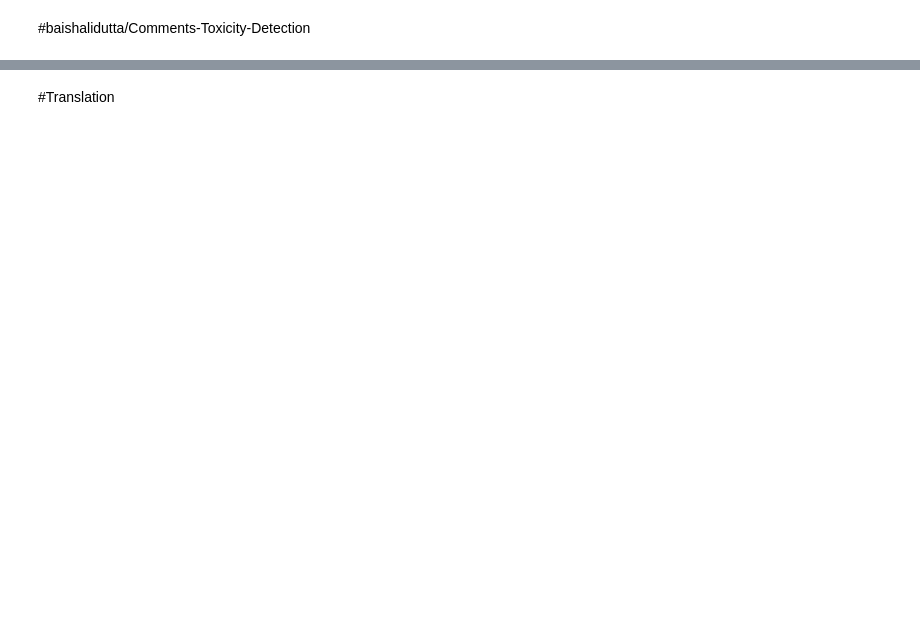
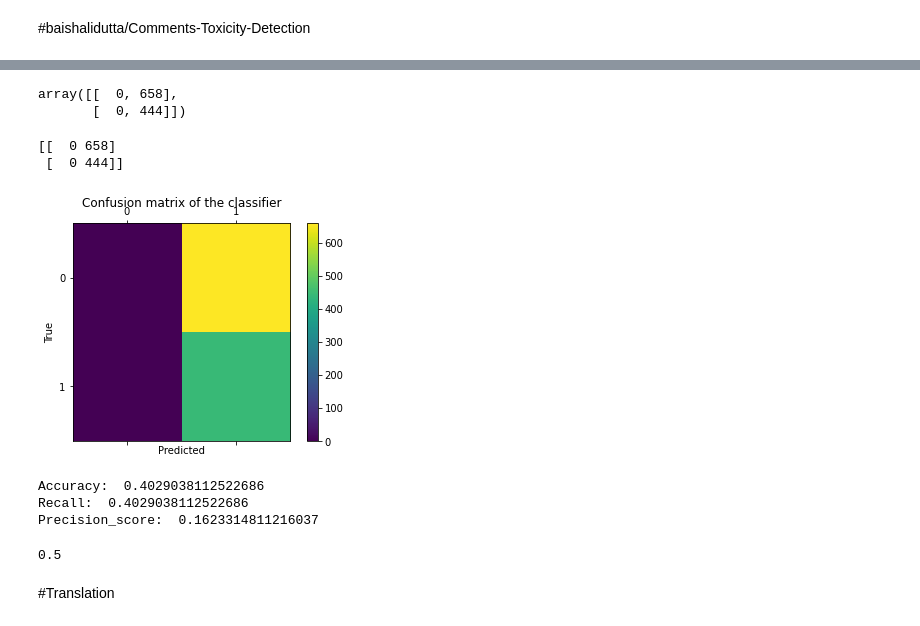
Before and after one commit to zaure-zhussipbekova/hatespeech, a Jupyter notebook: Hate_speech.ipynb, the cells around one changed output, grey strips where cells are left out. Cells and saved outputs as stored; diff of their text form; code cells hidden in the pictures; blank space fills up the shorter version.

```diff
--- a/Hate_speech.ipynb
+++ b/Hate_speech.ipynb
@@ -456,0 +840,5 @@ python3 model_training.py --data=csv_file_location
+# %%
+import pandas as pd
+toxicity_eval_ru1_df = pd.read_excel('/content/toxicity_eval_ru1_df.xlsx')
+#toxicity_eval_en1_df.drop(columns= {'Unnamed: 0.1','index.1'}, inplace= True)
+toxicity_eval_ru1_df
@@ -457,3 +859,52 @@ python3 model_training.py --data=csv_file_location
+# %%
+#data
+y_true = toxicity_eval_ru1_df['true_lab']
+y_pred = toxicity_eval_ru1_df['predicted']
+confusion_matrix(y_true, y_pred)
+# %% [output]
+array([[  0, 658],
+       [  0, 444]])
+# %%
+from sklearn.metrics import confusion_matrix
+
+labels = ['0','1']
+cm = confusion_matrix(y_true, y_pred)
+print(cm)
+fig = plt.figure()
+ax = fig.add_subplot(111)
+cax = ax.matshow(cm)
+plt.title('Confusion matrix of the classifier')
+fig.colorbar(cax)
+ax.set_xticklabels([''] + labels)
+ax.set_yticklabels([''] + labels)
+plt.xlabel('Predicted')
+plt.ylabel('True')
+plt.show()
+# %% [output]
+[[  0 658]
+ [  0 444]]
+[figure, added]
+# %%
+# Accuracy
+from sklearn.metrics import accuracy_score
+acc=accuracy_score(y_true, y_pred)
+print('Accuracy: ', acc)
+# Recall
+from sklearn.metrics import recall_score
+recall_score=recall_score(y_true, y_pred, average='weighted')
+print('Recall: ',recall_score)
+# Precision
+from sklearn.metrics import precision_score
+precision_score= precision_score(y_true, y_pred, average='weighted')
+print('Precision_score: ',precision_score)
+# %% [output]
+Accuracy:  0.4029038112522686
+Recall:  0.4029038112522686
+Precision_score:  0.1623314811216037
+# %%
+roc_auc_score(y_true, y_pred,average='macro')
+# %% [output]
+0.5
 # %% [markdown]
 #Translation
 # %%
```
Also changed, not shown: parts of 110 cells of this notebook.
